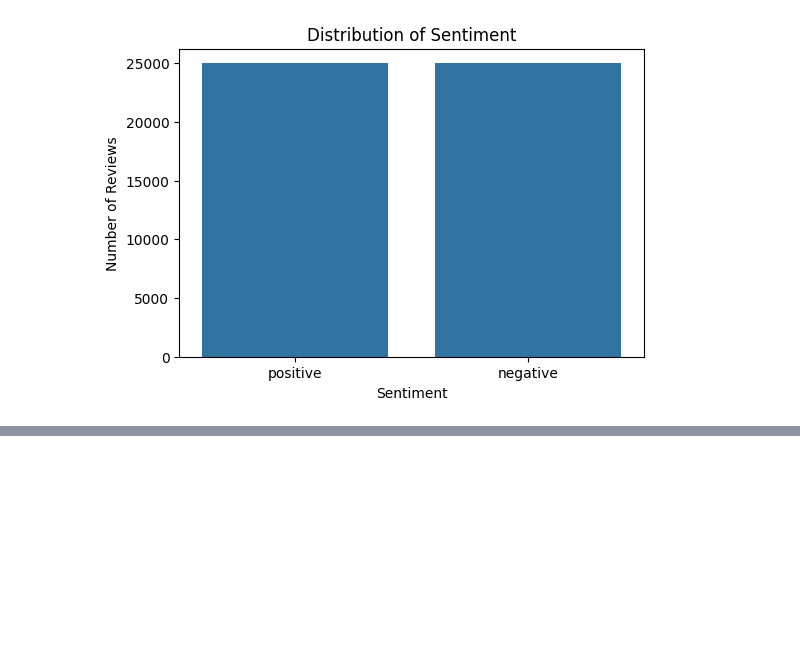
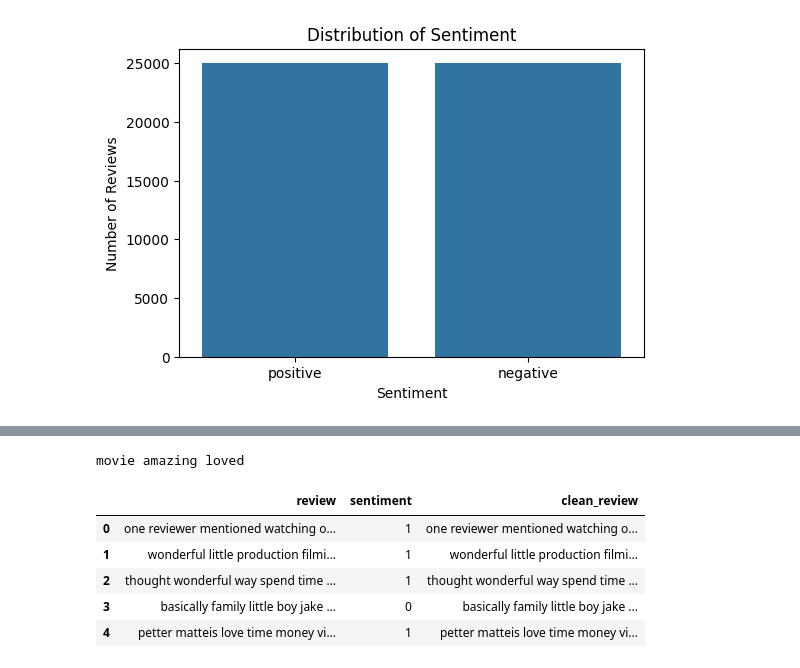
Before and after one commit to nehalnova/sentiment-analysis-, a Jupyter notebook: 01_IMDB_EDA.ipynb, the cells around one changed output, grey strips where cells are left out. Drawn from its saved outputs; the diff is of its cells as text; code cells hidden in the pictures; blank space fills up the shorter version.

```diff
--- a/01_IMDB_EDA.ipynb
+++ b/01_IMDB_EDA.ipynb
@@ -95,0 +110,27 @@ Name: count, dtype: int64
+# %%
+nltk.download('stopwords')
+STOP_WORDS = set(stopwords.words("english"))
+
+print(list(STOP_WORDS)[:20])
+def clean_text(text):
+
+    # Remove HTML tags
+    text = re.sub(r'<.*?>', '', text)
+
+    # Keep only letters
+    text = re.sub(r'[^a-zA-Z]', ' ', text)
+
+    # Convert to lowercase
+    text = text.lower()
+
+    # Split into words
+    words = text.split()
+
+    # Remove stopwords
+    words = [
+        word
+        for word in words
+        if word not in STOP_WORDS
+    ]
+
+    return " ".join(words)
@@ -95,0 +141,17 @@ Name: count, dtype: int64
+# %%
+sample = "This movie was AMAZING!!! <br /><br /> I loved it 100%."
+
+print(clean_text(sample))
+# %% [output]
+movie amazing loved
+# %%
+df["clean_review"] = df["review"].apply(clean_text)
+# %%
+df.head()
+# %% [output]
+|  | review | sentiment | clean_review |
+| 0 | one reviewer mentioned watching o... | 1 | one reviewer mentioned watching o... |
+| 1 | wonderful little production filmi... | 1 | wonderful little production filmi... |
+| 2 | thought wonderful way spend time ... | 1 | thought wonderful way spend time ... |
+| 3 | basically family little boy jake ... | 0 | basically family little boy jake ... |
+| 4 | petter matteis love time money vi... | 1 | petter matteis love time money vi... |
```
Also changed, not shown: parts of 8 cells of this notebook.
